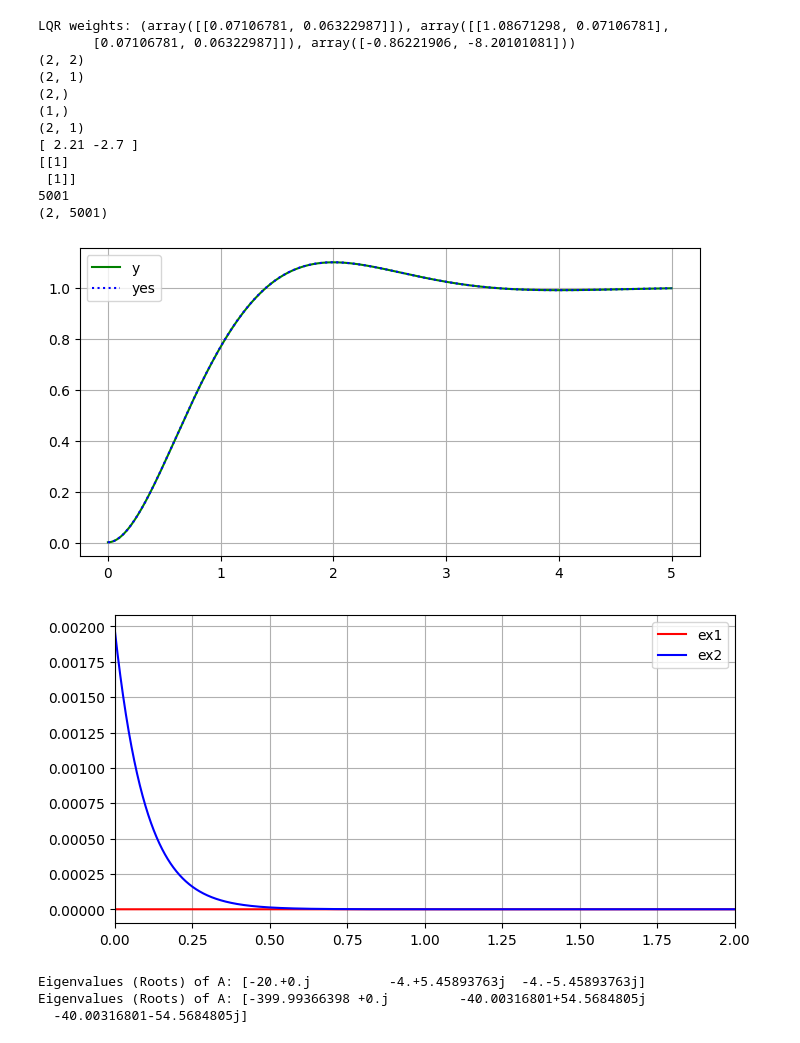
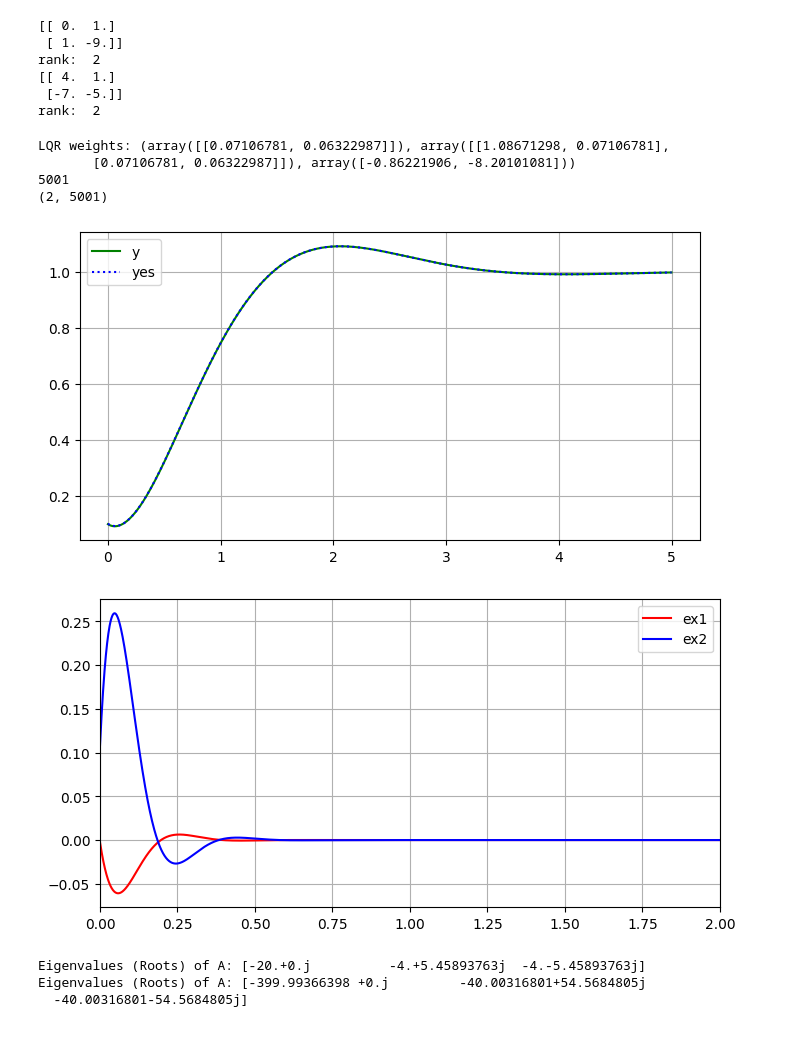
Before and after one commit to ibribr/Control-Engineering, a Jupyter notebook: Exam_question_4.ipynb, the cells around one changed output. Drawn from its saved outputs; the diff is of its cells as text; code cells hidden in the pictures.

```diff
--- a/Exam_question_4.ipynb
+++ b/Exam_question_4.ipynb
@@ -27,43 +55,40 @@ import matplotlib.pyplot as plt
+# %%
+Cm = ctrb(A, B)
+print(Cm)
+print("rank: ", np.linalg.matrix_rank(Cm))
+
+Om = obsv(A, C)
+print(Om)
+print("rank: ", np.linalg.matrix_rank(Om))
+# %% [output]
+[[ 0.  1.]
+ [ 1. -9.]]
+rank:  2
+[[ 4.  1.]
+ [-7. -5.]]
+rank:  2
 # %%
-# Define your plant:
-A = np.array([[0, 1],[-7, -9]])
-B = np.array([[0],[1]])
-C = np.array([4, 1])
-D = np.array([0])
-K = np.array([2.21, -2.7])
+#K = np.array([-3.21, -6.7])      # state feedback
+K = np.array([2.21, -2.7])      # state feedback plus integral control
+ke = 3.79
+
 Q = np.array([[1, 0],
               [0, 1]])  # State cost weighting
+
 R = np.array([1])    # Control effort cost weighting
-k = lqr(A, B, Q, R)
-print("LQR weights:", k)
-L = np.array([[1],[1]])
-ke = 3.79
 
-"""
-A = np.array([[0, 1],[-3, 5]])
-B = np.array([[0],[1]])
-C = np.array([1, 0])
-D = np.array([0])
-K = np.array([180.1, 11])
-L = np.array([[155],[1053]])
-"""
-x = np.array([[0],[0.002]])#np.zeros((A.shape[0], 1))
+K_lqr = lqr(A, B, Q, R)
+print("LQR weights:", K_lqr)
+
+L = np.array([[24.31],[-83.21]])
+
+x = np.array([[0],[0.1]])#np.zeros((A.shape[0], 1))
 xes = x
 ex = x
 yes = 0
 u = 0
 r = 1
 esum = 0
-
-print(A.shape)
-print(B.shape)
-print(C.shape)
-print(D.shape)
-print(L.shape)
-
-print(K)
-print(L)
-
 
 # simulate
 t0 = 0
@@ -95,50 +120,42 @@ for i in range(t.shape[0]):
   #u = r - K @ x
   e = r - y
   esum = esum + e * dt
-  u = ke*esum - K @ x
+  u = ke * esum - K @ xes
 
   #state error
   exdot = np.dot(A-L*C, ex)
   ex = ex + exdot * dt
 
   yplt[i] = y
   yesplt[i] = yes
   rplt[i] = r
   explt[:,i] = ex.reshape(-1)
 
 # plot results
 plt.figure(figsize=(8, 4))
 plt.plot(t, yplt, 'green')
 plt.plot(t, yesplt, 'blue', linestyle=':')
 #plt.ylim(0, 0.002)
 plt.grid()
 plt.legend(['y','yes'])
 plt.show()
 
 plt.figure(figsize=(8, 4))
 #plt.plot(t, explt.T, 'r')
 plt.plot(t, explt[0,:], 'r')
 plt.plot(t, explt[1,:], 'b')
 #plt.ylim(-10**-3, 10**-3)
 plt.xlim(0, 2.0)
 plt.grid()
 plt.legend(['ex1','ex2','ex3'])
 plt.show()
 # %% [output]
 LQR weights: (array([[0.07106781, 0.06322987]]), array([[1.08671298, 0.07106781],
        [0.07106781, 0.06322987]]), array([-0.86221906, -8.20101081]))
-(2, 2)
-(2, 1)
-(2,)
-(1,)
-(2, 1)
-[ 2.21 -2.7 ]
-[[1]
- [1]]
 5001
 (2, 5001)
-[figure, old version]
+[figure, new version]
-[figure, old version]
+[figure, new version]
 # %%
 # plot roots (eigenvalues) of the system matrix of controlled system and observer
 sys_eigenvalues, _ = np.linalg.eig(A-np.outer(B, K))
```
Also changed, not shown: parts of 3 cells of this notebook.
